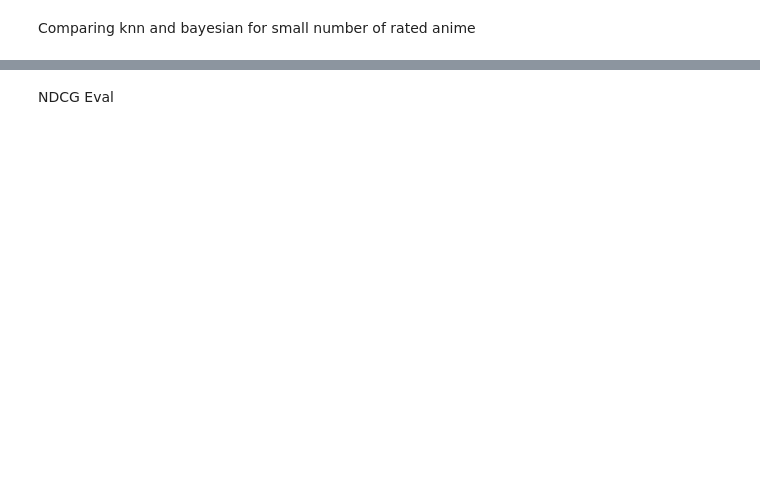
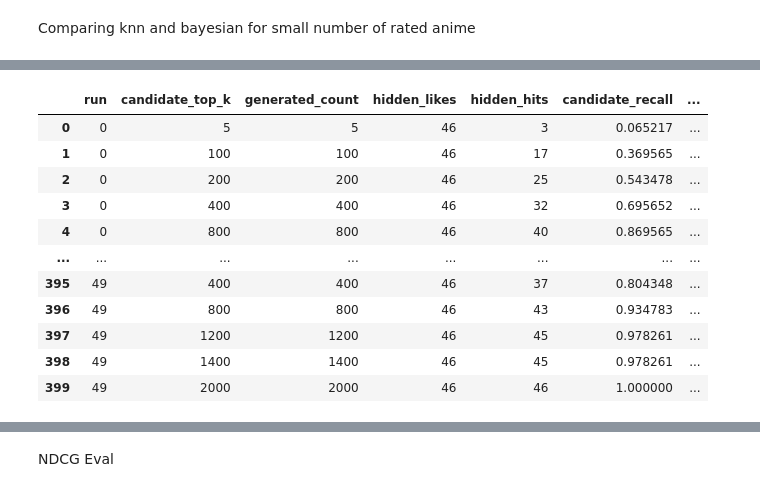
Before and after one commit to sidmetikala-dev/anirec_v2, a Jupyter notebook: experimentation.ipynb, the cells around one changed output, grey strips where cells are left out. Drawn from its saved outputs; the diff is of its cells as text; code cells hidden in the pictures; blank space fills up the shorter version.

```diff
--- a/experimentation.ipynb
+++ b/experimentation.ipynb
@@ -293,0 +210,6 @@ display(best_hybrid_weights)
+# %%
+username = "chekkit"
+user_client = MALClient(client_id)
+
+user_data = user_client.get_user_data(username)
+user_scores = user_client.get_scores(user_data)
@@ -293,0 +220,71 @@ display(best_hybrid_weights)
+# %%
+from anime_evaluation import HitRateEvaluator
+
+candidate_top_ks = [5, 100, 200, 400, 800, 1200, 1400, 2000]
+candidate_recall_runs = 50
+candidate_random_seed = 42
+
+candidate_evaluator = HitRateEvaluator(
+    anime_df_scaled=anime_df_scaled,
+    anime_df=anime_df,
+    scores=user_scores,
+    anime_data_client=anime_data_client,
+    anime_data=anime_data,
+    builder=builder,
+    recommender=recommender,
+    like_threshold=float(np.median(list(user_scores.values()))),
+)
+
+candidate_recall_rows = []
+
+for run_index in range(candidate_recall_runs):
+    train_eval, train_ids, _, heldout_ids = candidate_evaluator._sample_split(
+        random_state=candidate_random_seed + run_index,
+    )
+    train_scores = dict(
+        zip(
+            train_eval["anime_id"].tolist(),
+            train_eval["score"].tolist(),
+        )
+    )
+
+    for candidate_top_k in candidate_top_ks:
+        generated_candidates = recommender.generate_candidates(
+            train_scores,
+            top_k=candidate_top_k,
+        )
+        generated_ids = [anime_id for anime_id, _ in generated_candidates]
+        generated_id_set = set(generated_ids)
+        hidden_hits = heldout_ids.intersection(generated_id_set)
+
+        candidate_recall_rows.append({
+            "run": run_index,
+            "candidate_top_k": candidate_top_k,
+            "generated_count": len(generated_ids),
+            "hidden_likes": len(heldout_ids),
+            "hidden_hits": len(hidden_hits),
+            "candidate_recall": len(hidden_hits) / len(heldout_ids),
+            "candidate_precision": (
+                len(hidden_hits) / len(generated_ids)
+                if generated_ids
+                else 0
+            ),
+        })
+
+candidate_recall_results = pd.DataFrame(candidate_recall_rows)
+candidate_recall_summary = (
+    candidate_recall_results
+    .groupby("candidate_top_k", as_index=False)
+    .agg(
+        avg_candidate_recall=("candidate_recall", "mean"),
+        std_candidate_recall=("candidate_recall", "std"),
+        avg_candidate_precision=("candidate_precision", "mean"),
+        avg_hidden_hits=("hidden_hits", "mean"),
+        avg_hidden_likes=("hidden_likes", "mean"),
+        avg_generated_count=("generated_count", "mean"),
+    )
+)
+
+display(candidate_recall_summary)
+display(candidate_recall_results)
+# %% [output]
@@ -293,0 +300,12 @@ display(best_hybrid_weights)
+|  | run | candidate_top_k | generated_count | hidden_likes | hidden_hits | candidate_recall | ... |
+| 0 | 0 | 5 | 5 | 46 | 3 | 0.065217 | ... |
+| 1 | 0 | 100 | 100 | 46 | 17 | 0.369565 | ... |
+| 2 | 0 | 200 | 200 | 46 | 25 | 0.543478 | ... |
+| 3 | 0 | 400 | 400 | 46 | 32 | 0.695652 | ... |
+| 4 | 0 | 800 | 800 | 46 | 40 | 0.869565 | ... |
+| ... | ... | ... | ... | ... | ... | ... | ... |
+| 395 | 49 | 400 | 400 | 46 | 37 | 0.804348 | ... |
+| 396 | 49 | 800 | 800 | 46 | 43 | 0.934783 | ... |
+| 397 | 49 | 1200 | 1200 | 46 | 45 | 0.978261 | ... |
+| 398 | 49 | 1400 | 1400 | 46 | 45 | 0.978261 | ... |
+| 399 | 49 | 2000 | 2000 | 46 | 46 | 1.000000 | ... |
```
Also changed, not shown: parts of 18 cells of this notebook, 6 other files.
